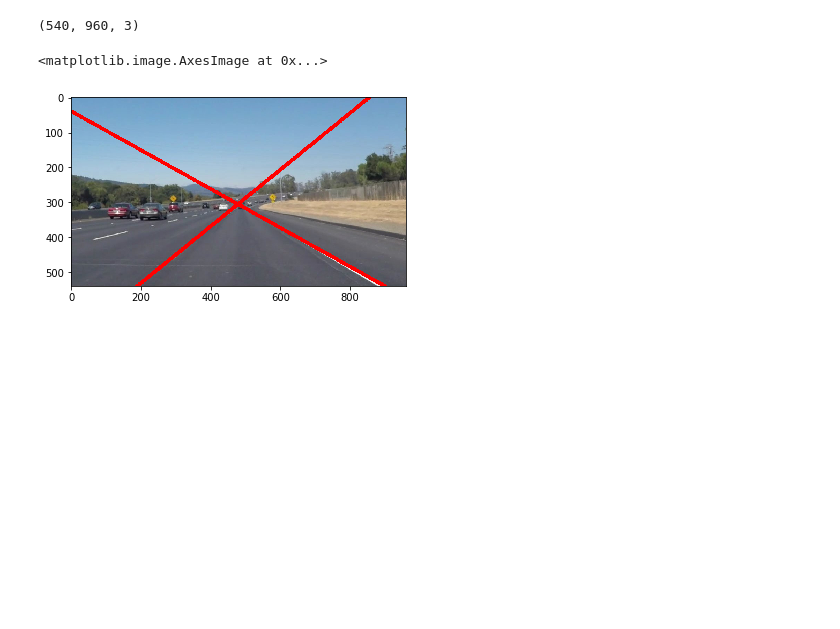
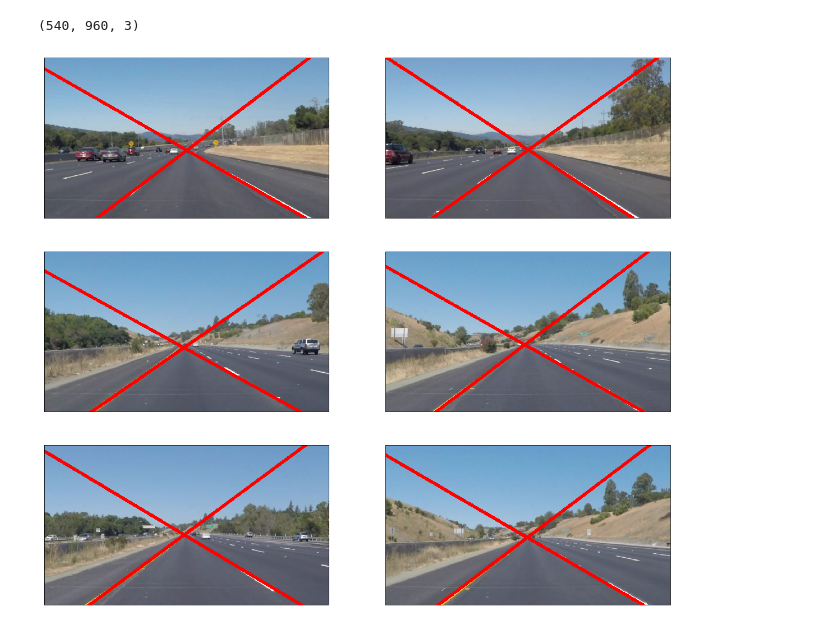
Before and after one commit to Prateekj2903/Udacity-Self-Driving-Car, a Jupyter notebook: Basic_Lane_Detection.ipynb, the cells around one changed output. Drawn from its saved outputs; the diff is of its cells as text; code cells hidden in the pictures; blank space fills up the shorter version.

Commit message:
Lane Detection on image code added

```diff
--- a/Basic_Lane_Detection.ipynb
+++ b/Basic_Lane_Detection.ipynb
@@ -12,7 +12,7 @@ img_h, img_w = 540, 960
 def plot_images(images):
     fig, axes = plt.subplots(3, 2, figsize=(20, 18))
     for i, ax in enumerate(axes.flat):
-        ax.imshow(images[i])
+        ax.imshow(images[i].astype(np.uint8))
         ax.set_yticks([])
         ax.set_xticks([])
 # %%
@@ -52,6 +52,11 @@ class Line:
         self.x2 = x2
         self.y2 = y2
 
+def draw_lines(img, lane):
+    x1, y1, x2, y2 = lane.get_line_coordinates()
+    cv2.line(img, (x1, y1), (x2, y2), color=[255, 0, 0], thickness=10)
+
+    return img
 
 def make_object(lines):
     detected_lines = []
@@ -96,25 +101,23 @@ def detect_lanes(img):
     img = cv2.resize(img, (img_w, img_h))
     img_gray = cv2.cvtColor(img, cv2.COLOR_RGB2GRAY)
 
-    img_blur = cv2.GaussianBlur(img_gray, (15, 15), 0)
+    img_blur = cv2.GaussianBlur(img_gray, (11, 19), 3)
 
-    img_edge = cv2.Canny(img_blur, threshold1=50, threshold2=100)
+    img_edge = cv2.Canny(img_blur, threshold1=50, threshold2=75)
 
     lines = cv2.HoughLinesP(img_edge, rho=1, theta=np.pi/180, threshold=1, lines=np.array([]), minLineLength=15,maxLineGap=5)
 
     detected_lines = make_object(lines)
     left_lane, right_lane = compute_lanes(detected_lines)
     return left_lane, right_lane
-# %%
-left, right = detect_lanes(test_images[0])
-# %%
-x1, y1, x2, y2 = left.get_line_coordinates()
-cv2.line(test_images[0], (x1, y1), (x2, y2), color=[255, 0, 0], thickness=10)
-
-x1, y1, x2, y2 = right.get_line_coordinates()
-cv2.line(test_images[0], (x1, y1), (x2, y2), color=[255, 0, 0], thickness=10)
-
-plt.imshow(test_images[0])
-# %% [output]
-<matplotlib.image.AxesImage at 0x...>
-[figure, removed]
+# %%
+lanes = [detect_lanes(img) for img in test_images]
+test_images_with_lanes = []
+for i, lane in enumerate(lanes):
+    left, right = lane
+    img = draw_lines(test_images[i], left)
+    img = draw_lines(img, right)
+    test_images_with_lanes.append(img)
+plot_images(test_images_with_lanes)
+# %% [output]
+[figure, added]
```
Also changed, not shown: parts of 8 cells of this notebook.
